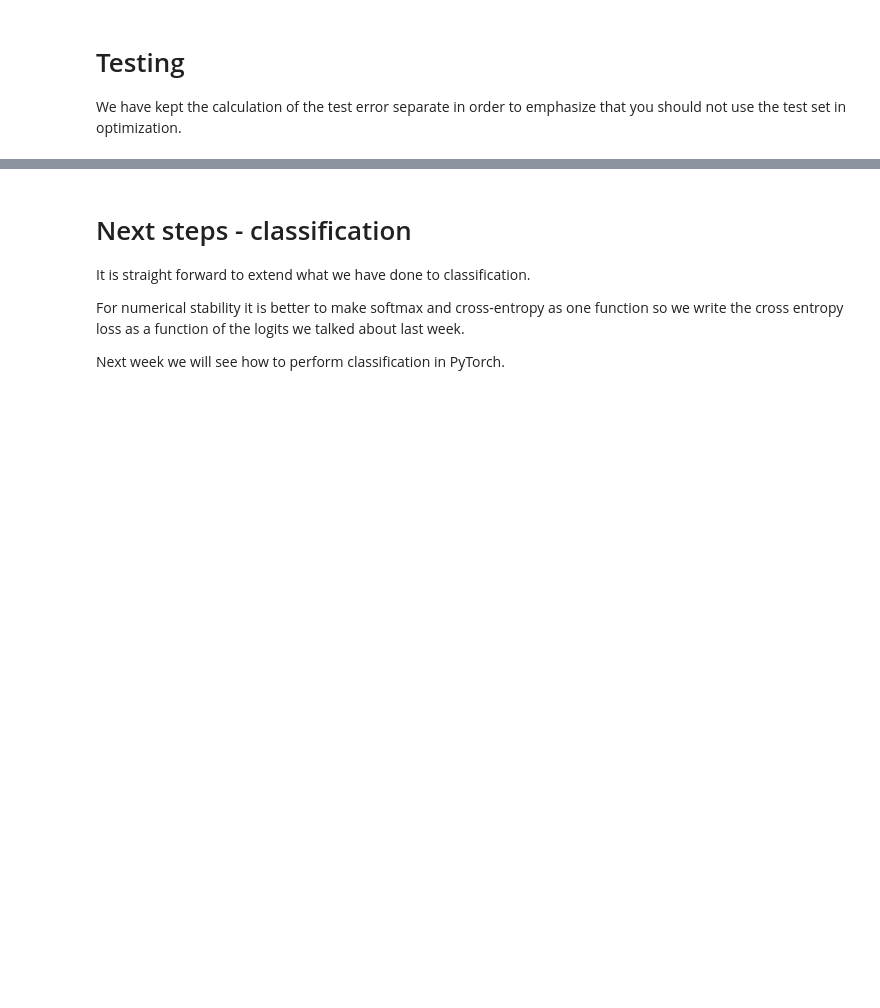
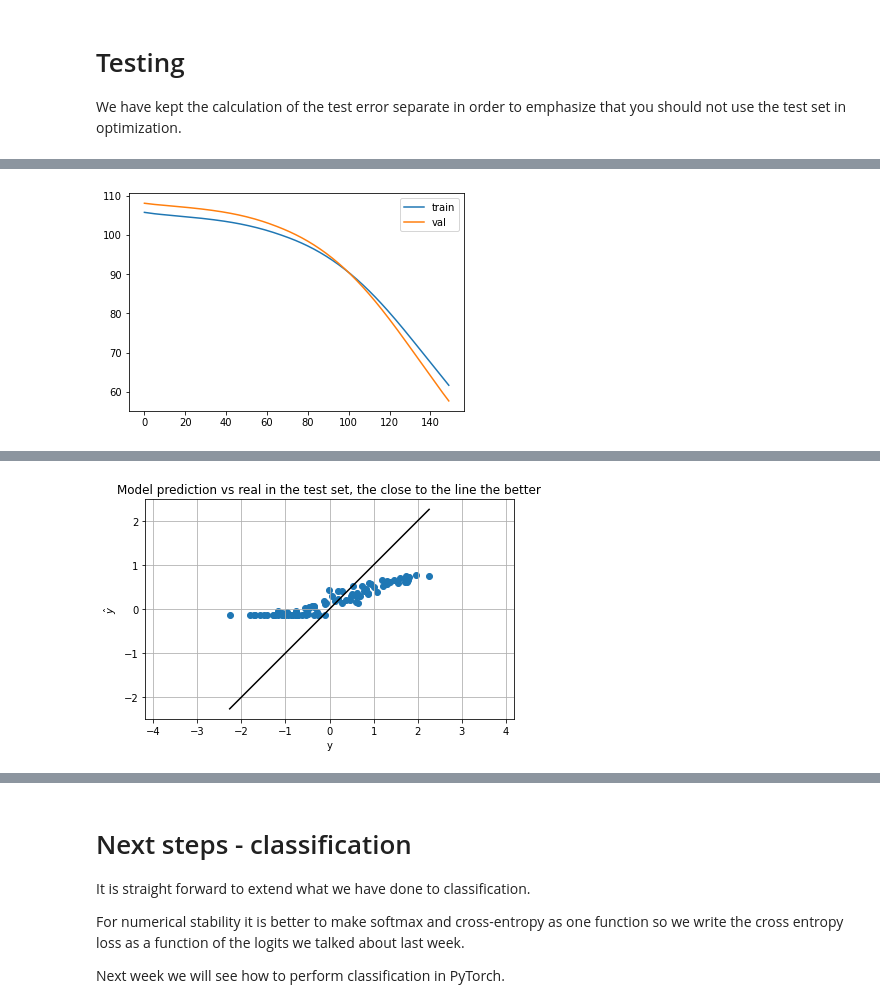
Before and after one commit to StefPetro/02456-deep-learning-with-PyTorch, a Jupyter notebook: 2_Feedforward_Python/2.1-EXE-FNN-AutoDif-Nanograd.ipynb, the cells around one changed output, grey strips where cells are left out. Saved outputs shown, nothing was run; the diff lists cells and outputs as text; code cells hidden in the pictures; blank space fills up the shorter version.

```diff
--- a/2_Feedforward_Python/2.1-EXE-FNN-AutoDif-Nanograd.ipynb
+++ b/2_Feedforward_Python/2.1-EXE-FNN-AutoDif-Nanograd.ipynb
@@ -831,0 +941,3 @@ _Insert written answer here._
+# %%
+test_network(n_hidden=4, epochs=150, lr=1e-4)
+# %% [output]
@@ -831,0 +959 @@ _Insert written answer here._
+[figure, added]
@@ -831,0 +961 @@ _Insert written answer here._
+[figure, added]
```
Also changed, not shown: parts of 24 cells of this notebook.
